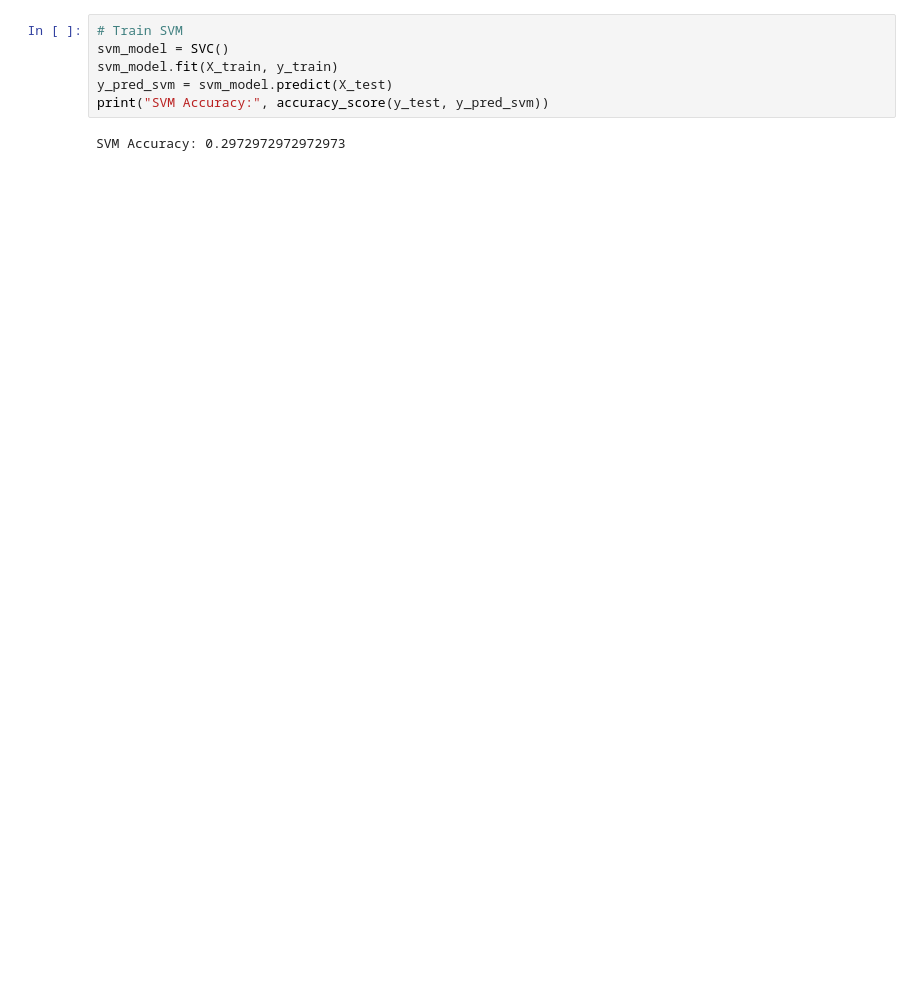
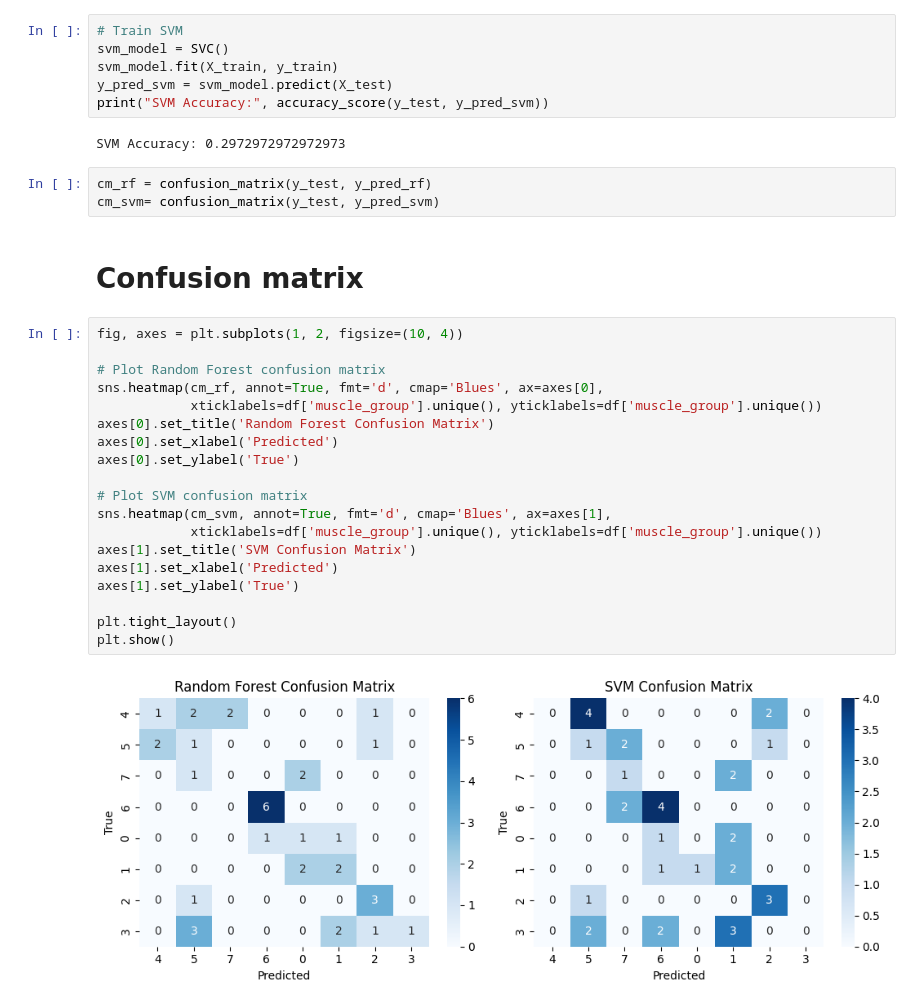
Before and after one commit to Jpatel2408/EMG-Muscle-classification, a Jupyter notebook: model_train.ipynb, the cells around one changed output. Drawn from its saved outputs; the diff is of its cells as text; blank space fills up the shorter version.

Commit message:
chore: added confusion metrix and updated requirement.txt

```diff
--- a/model_train.ipynb
+++ b/model_train.ipynb
@@ -50,3 +52,29 @@ y_pred_svm = svm_model.predict(X_test)
 print("SVM Accuracy:", accuracy_score(y_test, y_pred_svm))
 # %% [output]
 SVM Accuracy: 0.2972972972972973
+# %%
+cm_rf = confusion_matrix(y_test, y_pred_rf)
+cm_svm= confusion_matrix(y_test, y_pred_svm)
+# %% [markdown]
+# Confusion matrix
+# %%
+fig, axes = plt.subplots(1, 2, figsize=(10, 4))
+
+# Plot Random Forest confusion matrix
+sns.heatmap(cm_rf, annot=True, fmt='d', cmap='Blues', ax=axes[0],
+            xticklabels=df['muscle_group'].unique(), yticklabels=df['muscle_group'].unique())
+axes[0].set_title('Random Forest Confusion Matrix')
+axes[0].set_xlabel('Predicted')
+axes[0].set_ylabel('True')
+
+# Plot SVM confusion matrix
+sns.heatmap(cm_svm, annot=True, fmt='d', cmap='Blues', ax=axes[1],
+            xticklabels=df['muscle_group'].unique(), yticklabels=df['muscle_group'].unique())
+axes[1].set_title('SVM Confusion Matrix')
+axes[1].set_xlabel('Predicted')
+axes[1].set_ylabel('True')
+
+plt.tight_layout()
+plt.show()
+# %% [output]
+[figure, added]
```
Also changed, not shown: parts of 2 cells of this notebook, 2 other files.
